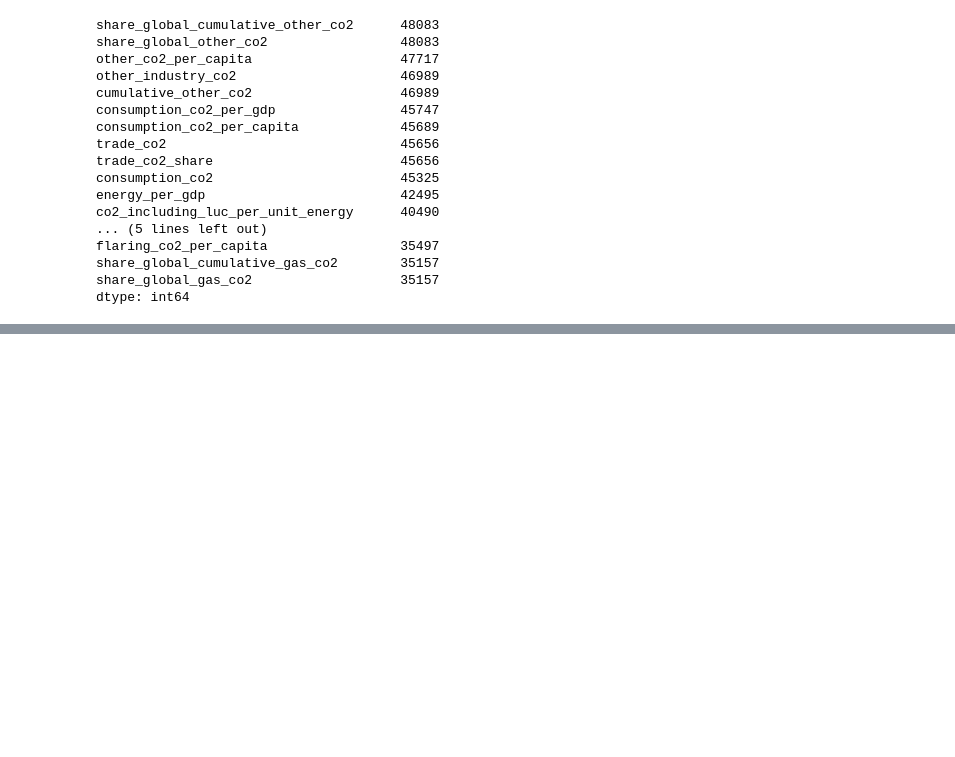
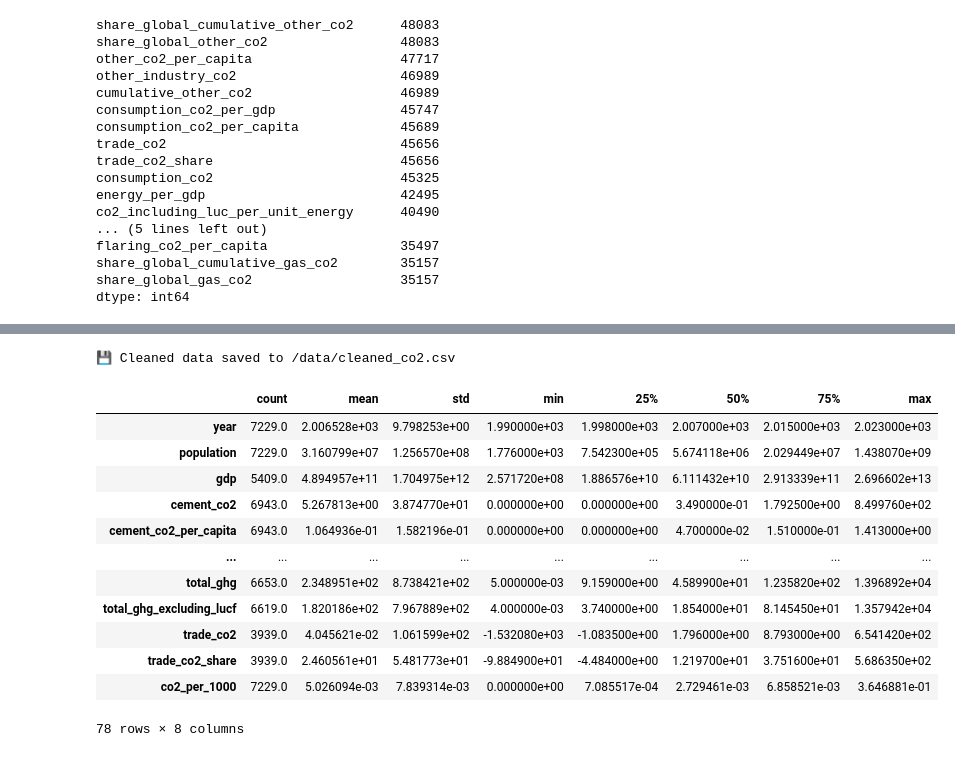
Before and after one commit to BorislavNedev/data-analysis-and-dashboard-with-python, a Jupyter notebook: notebooks/eda.ipynb, the cells around one changed output, grey strips where cells are left out. Saved outputs shown, nothing was run; the diff lists cells and outputs as text; code cells hidden in the pictures; blank space fills up the shorter version.

```diff
--- a/notebooks/eda.ipynb
+++ b/notebooks/eda.ipynb
@@ -109,0 +188,8 @@ dtype: int64
+# %%
+# --------------------------------------------
+# Save cleaned dataset
+# --------------------------------------------
+df.to_csv("../data/cleaned_co2.csv", index=False)
+print("💾 Cleaned data saved to /data/cleaned_co2.csv")
+# %% [output]
+💾 Cleaned data saved to /data/cleaned_co2.csv
@@ -109,0 +200,19 @@ dtype: int64
+# %%
+# --------------------------------------------
+# Basic statistics overview
+# --------------------------------------------
+df.describe().T
+# %% [output]
+|  | count | mean | std | min | 25% | 50% | 75% | max |
+| year | 7229.0 | 2.006528e+03 | 9.798253e+00 | 1.990000e+03 | 1.998000e+03 | 2.007000e+03 | 2.015000e+03 | 2.023000e+03 |
+| population | 7229.0 | 3.160799e+07 | 1.256570e+08 | 1.776000e+03 | 7.542300e+05 | 5.674118e+06 | 2.029449e+07 | 1.438070e+09 |
+| gdp | 5409.0 | 4.894957e+11 | 1.704975e+12 | 2.571720e+08 | 1.886576e+10 | 6.111432e+10 | 2.913339e+11 | 2.696602e+13 |
+| cement_co2 | 6943.0 | 5.267813e+00 | 3.874770e+01 | 0.000000e+00 | 0.000000e+00 | 3.490000e-01 | 1.792500e+00 | 8.499760e+02 |
+| cement_co2_per_capita | 6943.0 | 1.064936e-01 | 1.582196e-01 | 0.000000e+00 | 0.000000e+00 | 4.700000e-02 | 1.510000e-01 | 1.413000e+00 |
+| ... | ... | ... | ... | ... | ... | ... | ... | ... |
+| total_ghg | 6653.0 | 2.348951e+02 | 8.738421e+02 | 5.000000e-03 | 9.159000e+00 | 4.589900e+01 | 1.235820e+02 | 1.396892e+04 |
+| total_ghg_excluding_lucf | 6619.0 | 1.820186e+02 | 7.967889e+02 | 4.000000e-03 | 3.740000e+00 | 1.854000e+01 | 8.145450e+01 | 1.357942e+04 |
+| trade_co2 | 3939.0 | 4.045621e-02 | 1.061599e+02 | -1.532080e+03 | -1.083500e+00 | 1.796000e+00 | 8.793000e+00 | 6.541420e+02 |
+| trade_co2_share | 3939.0 | 2.460561e+01 | 5.481773e+01 | -9.884900e+01 | -4.484000e+00 | 1.219700e+01 | 3.751600e+01 | 5.686350e+02 |
+| co2_per_1000 | 7229.0 | 5.026094e-03 | 7.839314e-03 | 0.000000e+00 | 7.085517e-04 | 2.729461e-03 | 6.858521e-03 | 3.646881e-01 |
+78 rows × 8 columns
```
Also changed, not shown: parts of 18 cells of this notebook.
